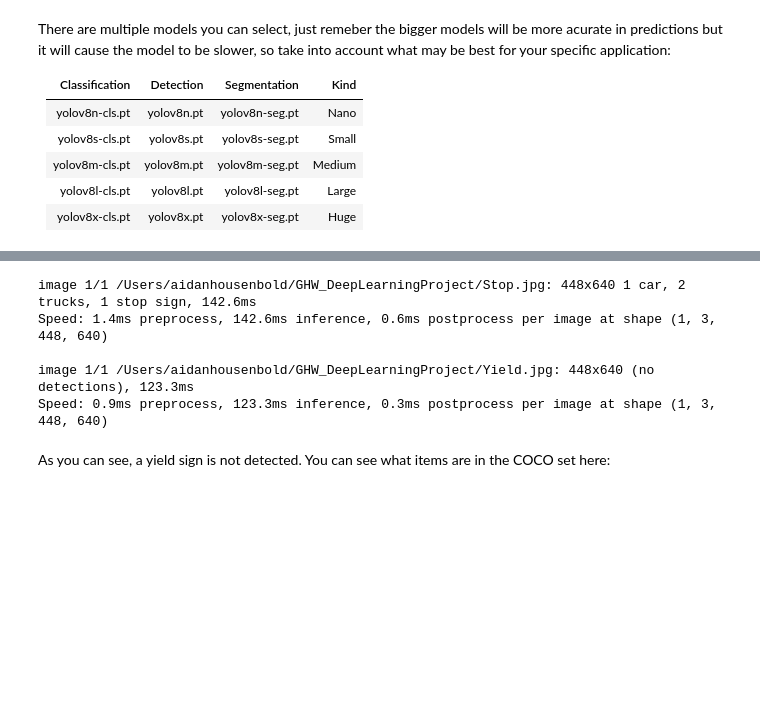
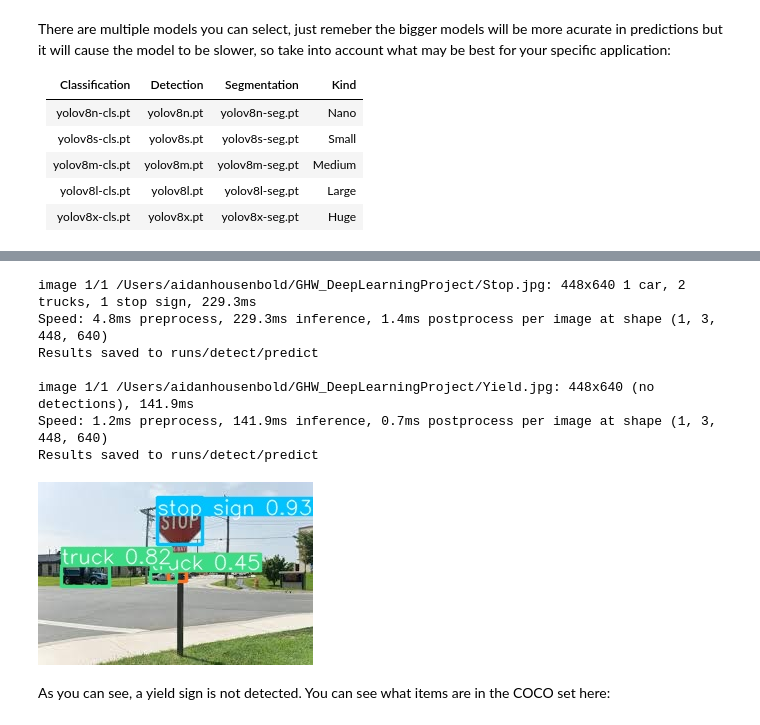
Before and after one commit to ericgage-williams/GHW_DeepLearningProject, a Jupyter notebook: DeepLearningProject.ipynb, the cells around one changed output, grey strips where cells are left out. Cells and saved outputs as stored; diff of their text form; code cells hidden in the pictures; blank space fills up the shorter version.

```diff
--- a/DeepLearningProject.ipynb
+++ b/DeepLearningProject.ipynb
@@ -442,14 +440,20 @@ Here is how you use the model on a basic image, like a stop sign:
 But when we pass a yield sign, it can't detect any object:
 <img src="Yield.jpg" width="400" height="400"> .
 # %%
-results1 = model.predict("Stop.jpg")
+from IPython.display import Image
+
+results1 = model.predict("Stop.jpg", save=True, save_crop = True)
 results2 = model.predict("Yield.jpg")
+Image(filename='runs/detect/predict/Stop.jpg')
 # %% [output]
-image 1/1 /Users/aidanhousenbold/GHW_DeepLearningProject/Stop.jpg: 448x640 1 car, 2 trucks, 1 stop sign, 142.6ms
-Speed: 1.4ms preprocess, 142.6ms inference, 0.6ms postprocess per image at shape (1, 3, 448, 640)
+image 1/1 /Users/aidanhousenbold/GHW_DeepLearningProject/Stop.jpg: 448x640 1 car, 2 trucks, 1 stop sign, 229.3ms
+Speed: 4.8ms preprocess, 229.3ms inference, 1.4ms postprocess per image at shape (1, 3, 448, 640)
+Results saved to runs/detect/predict
 
-image 1/1 /Users/aidanhousenbold/GHW_DeepLearningProject/Yield.jpg: 448x640 (no detections), 123.3ms
-Speed: 0.9ms preprocess, 123.3ms inference, 0.3ms postprocess per image at shape (1, 3, 448, 640)
+image 1/1 /Users/aidanhousenbold/GHW_DeepLearningProject/Yield.jpg: 448x640 (no detections), 141.9ms
+Speed: 1.2ms preprocess, 141.9ms inference, 0.7ms postprocess per image at shape (1, 3, 448, 640)
+Results saved to runs/detect/predict
+[figure, added]
 # %% [markdown]
 As you can see, a yield sign is not detected. You can see what items are in the COCO set here:
 # %%
```
Also changed, not shown: parts of 2 cells of this notebook, 1 other file.
